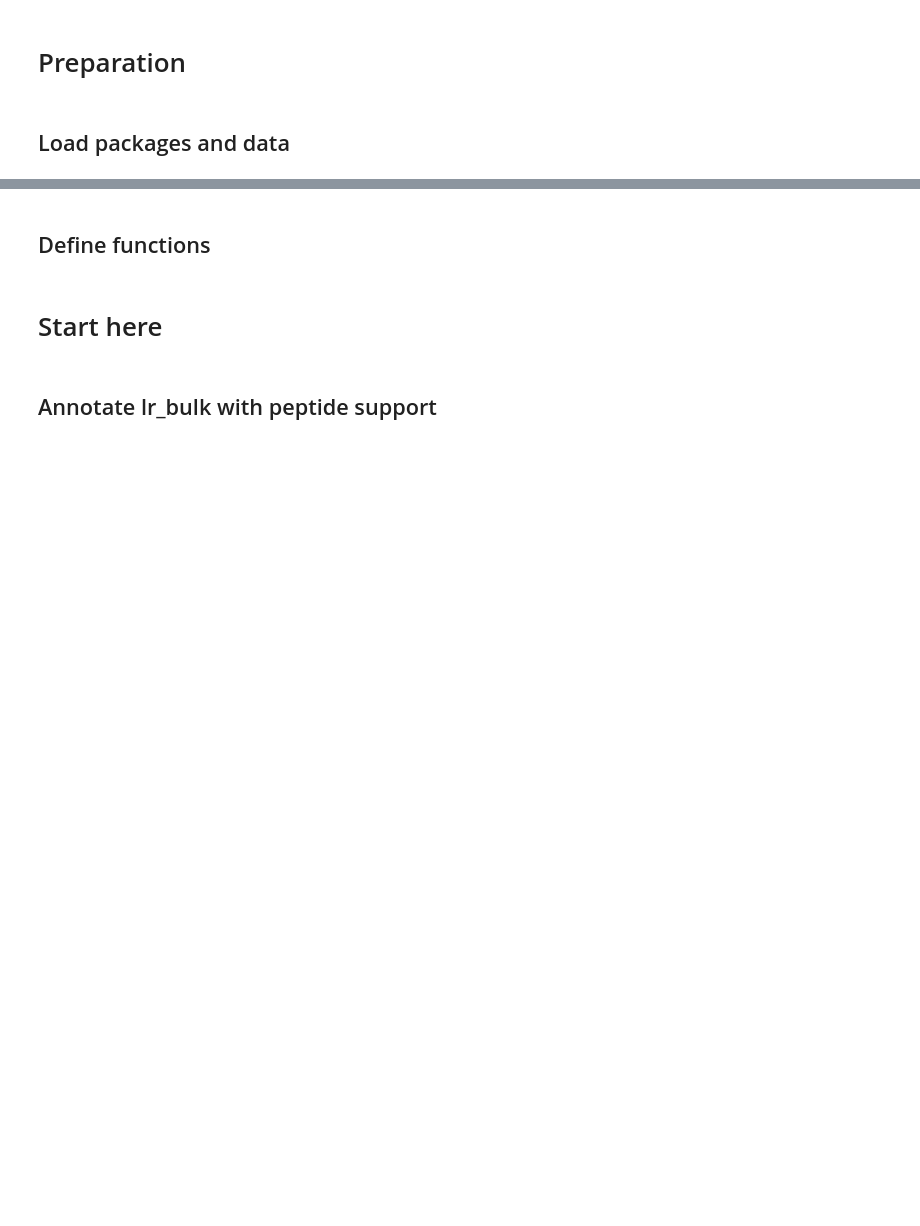
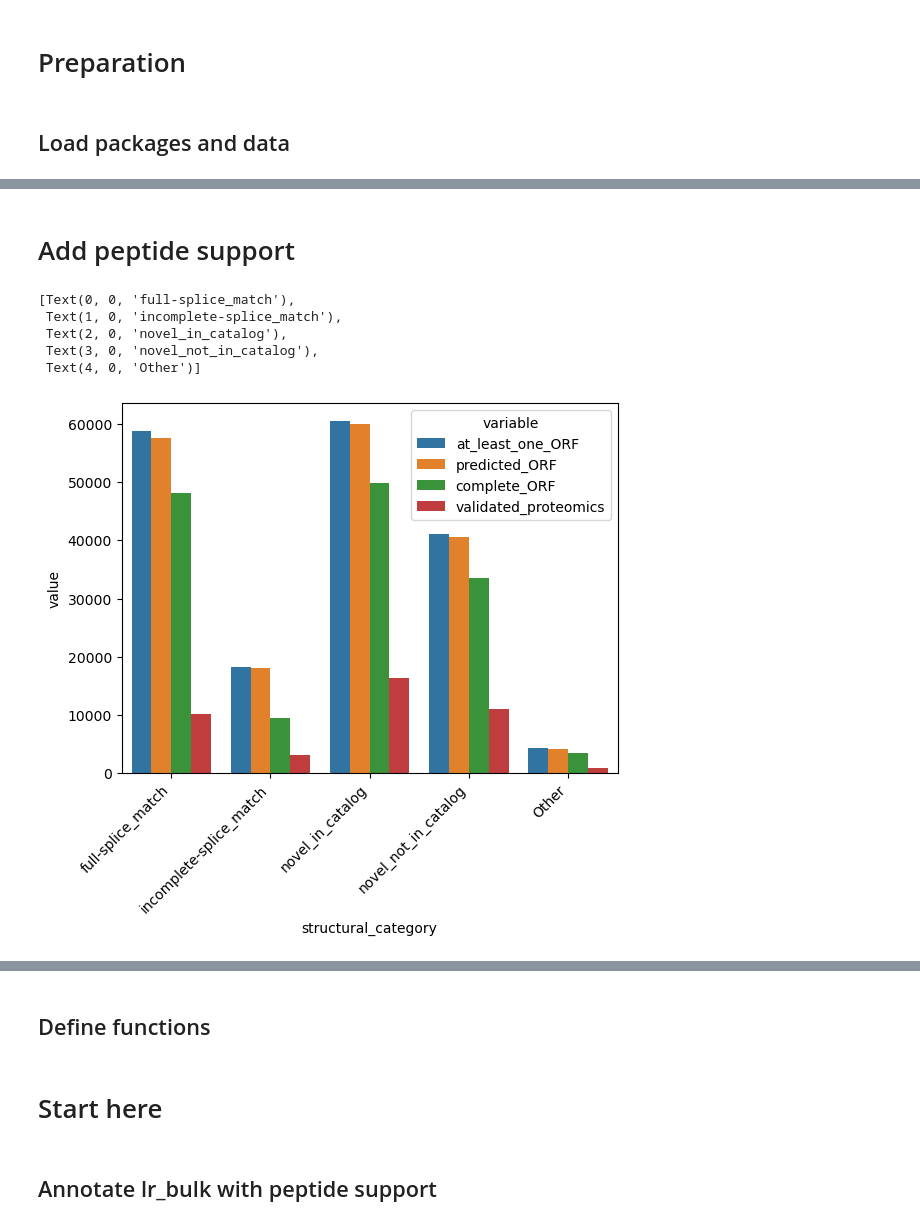
Before and after one commit to nuoxuxu/SFARI, a Jupyter notebook: notebooks/orf.ipynb, the cells around one changed output, grey strips where cells are left out. Cells and saved outputs as stored; diff of their text form; code cells hidden in the pictures; blank space fills up the shorter version.

```diff
--- a/notebooks/orf.ipynb
+++ b/notebooks/orf.ipynb
@@ -27,0 +677,19 @@ shape: (196_656, 54)
+# %% [markdown]
+# Add peptide support
+# %%
+percolator = pl.read_csv("nextflow_results/hybrid_percolator.tsv", has_header=True, separator="\t")
+percolator = percolator\
+    .with_columns(
+    proteinIds = percolator["proteinIds"].map_elements(lambda s: s.split(","))
+    ).explode("proteinIds")\
+    .filter(
+        pl.col("q-value") < 0.05
+    )
+percolator_pbid = percolator\
+    .filter(pl.col("proteinIds").str.starts_with("PB"))
+
+percolator_ENST = percolator\
+    .filter(pl.col("proteinIds").str.starts_with("ENSP"))
+
+percolator_ENST = percolator_ENST.with_columns(pl.col("proteinIds").str.split("|").map_elements(lambda s: s[1], return_dtype=pl.String))
+percolator = pl.concat([percolator_pbid, percolator_ENST], how="vertical")
@@ -27,0 +725,37 @@ shape: (196_656, 54)
+# %%
+lr_bulk.var = lr_bulk.var\
+    .with_columns(
+        pl.col("structural_category").cast(pl.String)
+    )\
+    .with_columns(
+        pl.when(pl.col("structural_category").is_in(["novel_not_in_catalog", "novel_in_catalog", "full-splice_match", "incomplete-splice_match"]))\
+            .then(pl.col("structural_category"))\
+            .otherwise(pl.lit("Other"))
+    )
+temp = lr_bulk.var\
+    .with_columns(
+        pl.when(pl.col("ORF_type")=="complete").then(pl.lit(True)).otherwise(pl.lit(False)).alias("complete_ORF")
+    ).drop("ORF_type")\
+    .group_by("structural_category")\
+    .agg(
+        at_least_one_ORF = pl.col("at_least_one_orf").sum(),
+        predicted_ORF = pl.col("predicted_orf").sum(),
+        complete_ORF = pl.col("complete_ORF").sum(),
+        validated_proteomics = pl.col("validated_proteomics").sum()
+    )\
+    .unpivot(index="structural_category")\
+    .with_columns(
+        pl.col("structural_category").cast(pl.Enum(["full-splice_match", "incomplete-splice_match", "novel_in_catalog", "novel_not_in_catalog", "Other"]))
+    )
+import seaborn as sns
+import matplotlib.pyplot as plt
+fig, ax = plt.subplots()
+sns.barplot(data=temp.to_pandas(), x="structural_category", y="value", hue="variable", ax =ax)
+ax.set_xticklabels(ax.get_xticklabels(), rotation=45, horizontalalignment='right')
+# %% [output]
+[Text(0, 0, 'full-splice_match'),
+ Text(1, 0, 'incomplete-splice_match'),
+ Text(2, 0, 'novel_in_catalog'),
+ Text(3, 0, 'novel_not_in_catalog'),
+ Text(4, 0, 'Other')]
+[figure, added]
```
Also changed, not shown: parts of 74 cells of this notebook, 11 other files.
